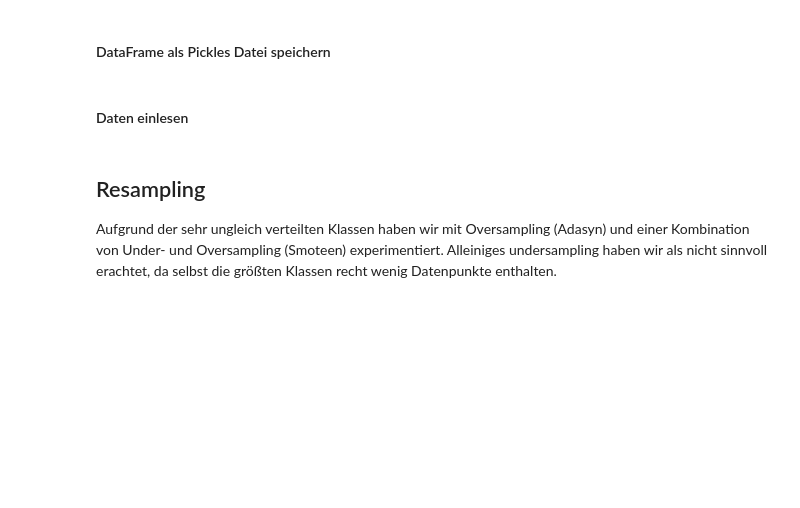
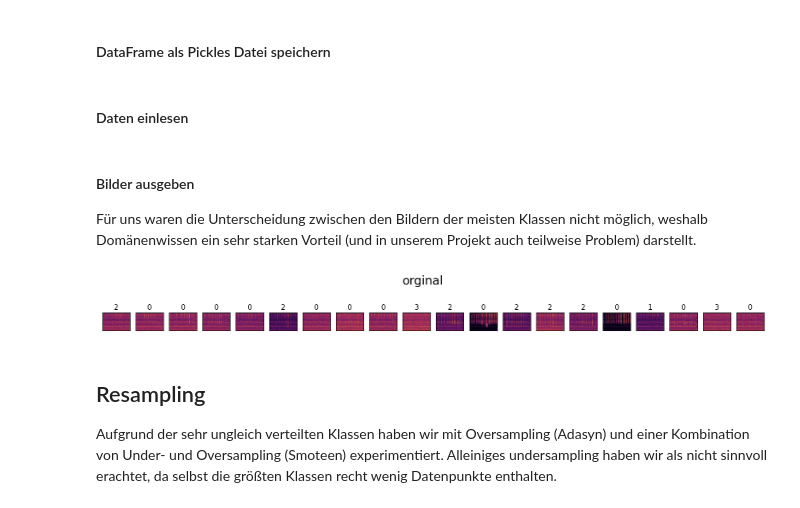
Before and after one commit to amarcelq/ml_project, a Jupyter notebook: data_prep.ipynb, the cells around one changed output. Cells and saved outputs as stored; diff of their text form; code cells hidden in the pictures; blank space fills up the shorter version.

```diff
--- a/data_prep.ipynb
+++ b/data_prep.ipynb
@@ -287,9 +287,39 @@ for df_name, df in dfs.items():
 # %% [markdown]
 #### Daten einlesen
 # %%
-data = dfs["df_numerical"]
+#data = dfs["df_numerical"]
+data = pd.read_pickle('./data/images_df_numerical.pkl')
 X, y = data['data'], data['Species']
-X, y = np.stack(X).astype(np.uint8), y.to_numpy().astype(np.uint8)
+X, y = np.stack(X).astype(np.float16), y.to_numpy().astype(np.uint8)
+with open("./data/meta.json","r") as file:
+    image_meta = json.load(file)
+image_shape = (image_meta['h'],image_meta['w'],image_meta['c'])
+X = X.reshape((-1,) + image_shape)
+# %% [markdown]
+#### Bilder ausgeben
+
+Für uns waren die Unterscheidung zwischen den Bildern der meisten Klassen nicht möglich, weshalb Domänenwissen ein sehr starken Vorteil (und in unserem Projekt auch teilweise Problem) darstellt.
+# %%
+def print_pictures(X, y, title, n=20):
+    fig = plt.figure(figsize=(20, 4))
+    fig.suptitle(title, fontsize=20)
+    for i in range(n):
+        # Display original
+        ax = plt.subplot(2, n, i + 1)
+        if image_shape[2] == 1:
+            plt.imshow((X[i]*255.).astype('uint8'), cmap='inferno', vmin=0, vmax=255) # for grayscale images
+            plt.set_suptitle(f"{y[i]}")
+        elif image_shape[2] == 4 or image_shape[2] == 3:
+            plt.imshow(cv2.cvtColor((X[i]*255.).astype('uint8'),cv2.COLOR_BGR2RGB)) # for rgb images
+            ax.title.set_text(f"{y[i]}")
+        #plt.color()
+        ax.get_xaxis().set_visible(False)
+        ax.get_yaxis().set_visible(False)
+        plt.savefig("./pics.png")
+
+print_pictures(X, y, title="orginal")
+# %% [output]
+[figure, added]
 # %% [markdown]
 ## Resampling
 
```
Also changed, not shown: parts of 14 cells of this notebook, 2 other files.
